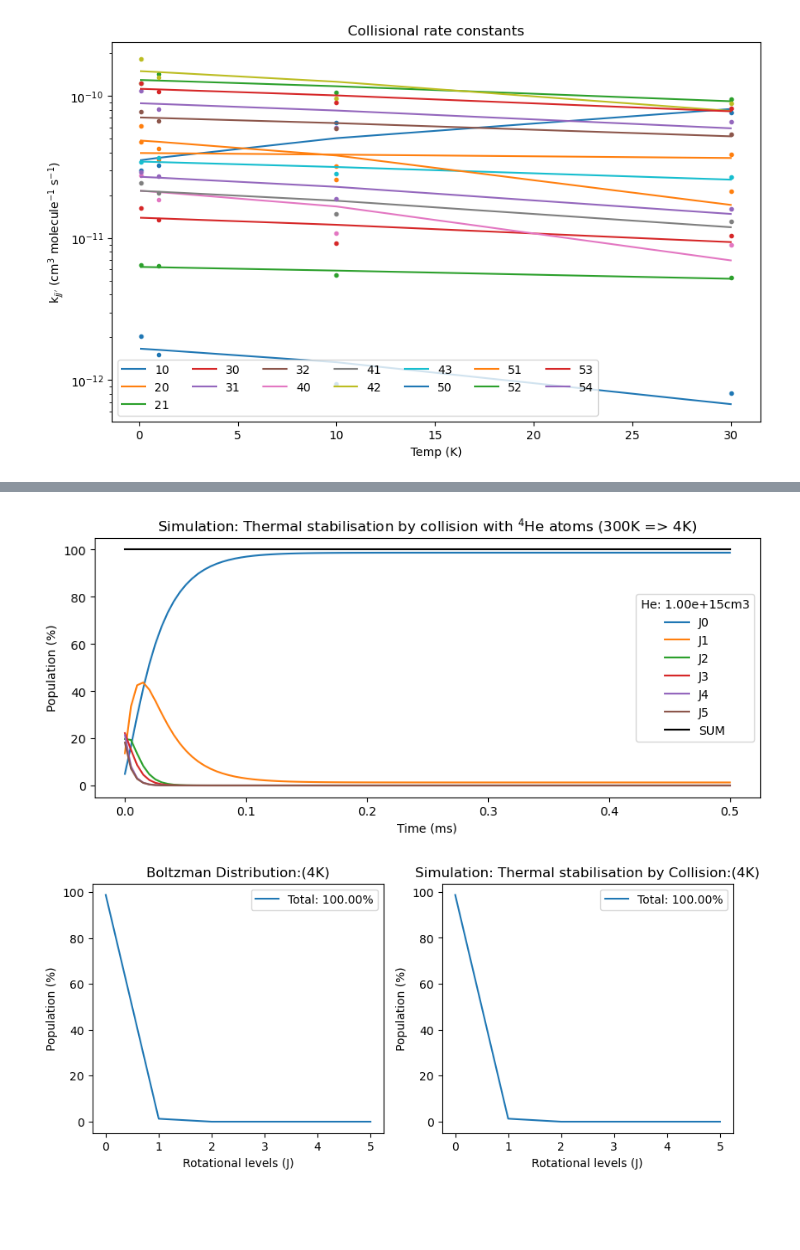
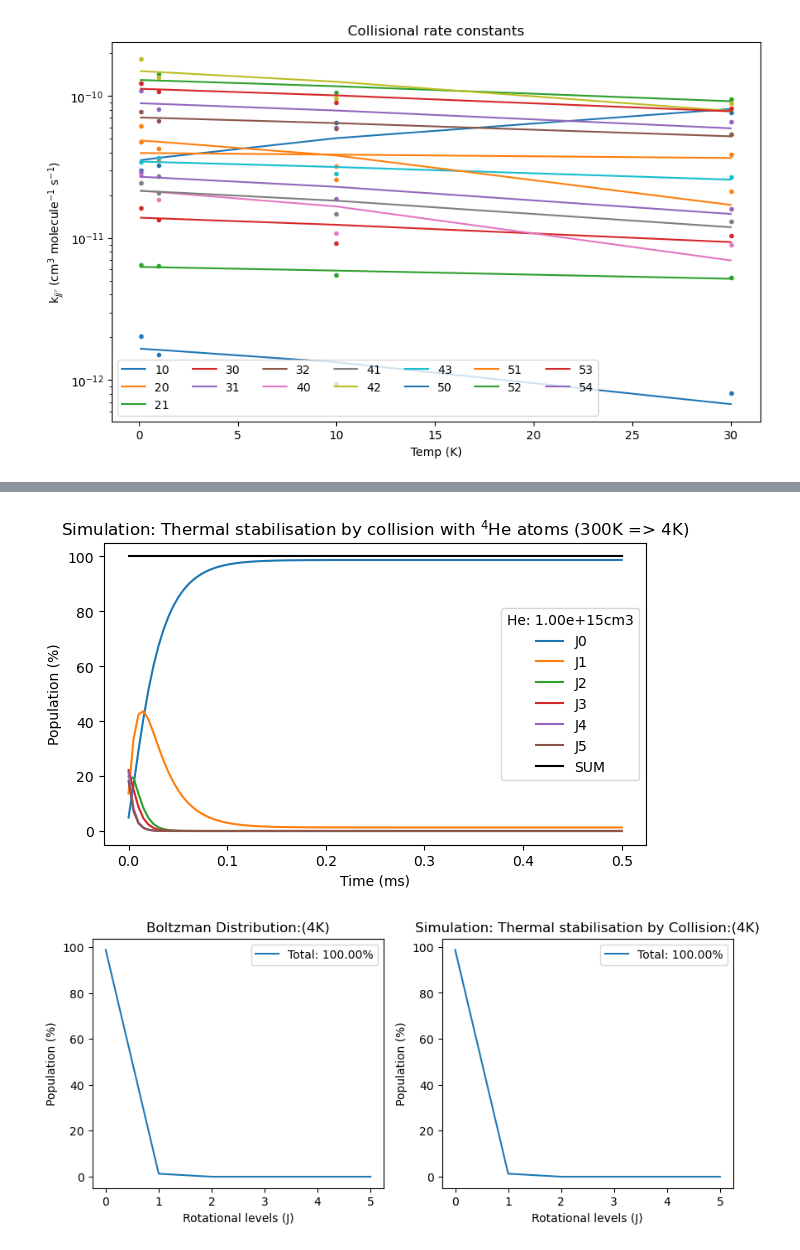
Before and after one commit to aravindhnivas/FELion_GUI3, a Jupyter notebook: static/assets/python_files/ODE/CollisionalSimulations.ipynb, the cells around one changed output, grey strips where cells are left out. Drawn from its saved outputs; the diff is of its cells as text; code cells hidden in the pictures; blank space fills up the shorter version.

```diff
--- a/static/assets/python_files/ODE/CollisionalSimulations.ipynb
+++ b/static/assets/python_files/ODE/CollisionalSimulations.ipynb
@@ -138,6 +138,7 @@ fig2.savefig(f"{saveLocation/'collisionalRateConstants'}.png")
 # %% [output]
 [figure]
 # %%
+%%time
 nHe = 1e15
 t = 5e-4
 tspan = [0, t] # 0 - 2 ms
@@ -145,7 +146,7 @@ N_collisional = solve_ivp(collisionalRateDistribution, tspan, boltzman_distribut
 
 simulateTime = np.linspace(0, t, 100)
 simulateCounts = N_collisional.sol(simulateTime)
-fig3, ax3 = plt.subplots(figsize=(10, 4), dpi=100)
+fig3, ax3 = plt.subplots(figsize=(7, 4), dpi=100)
 
 ax3.plot(simulateTime.T*1e3, simulateCounts.T)
 
@@ -157,6 +158,5 @@ ax3.legend([*[f"J{i}" for i in range(totallevel)], "SUM"], title=f"He: {nHe:.2e}
 ax3.set(xlabel="Time (ms)", ylabel="Population (%)",\
        title="Simulation: Thermal stabilisation by collision with $^4$He atoms "+f"({sourceTemp}K => {trapTemp}K)")
 
-
 fig3.savefig(f"{saveLocation/'thermalStabilisation'}_{nHe:.2e}.png")
 # %% [output]
@@ -163,4 +164,4 @@ fig3.savefig(f"{saveLocation/'thermalStabilisation'}_{nHe:.2e}.png")
-[figure, old version]
+[figure, new version]
 # %%
 def steadyStateTime(nHe_range, t=1e-3):
     fig, ax = plt.subplots(figsize=(10, 4), dpi=100)
```
Also changed, not shown: parts of 2 cells of this notebook.
